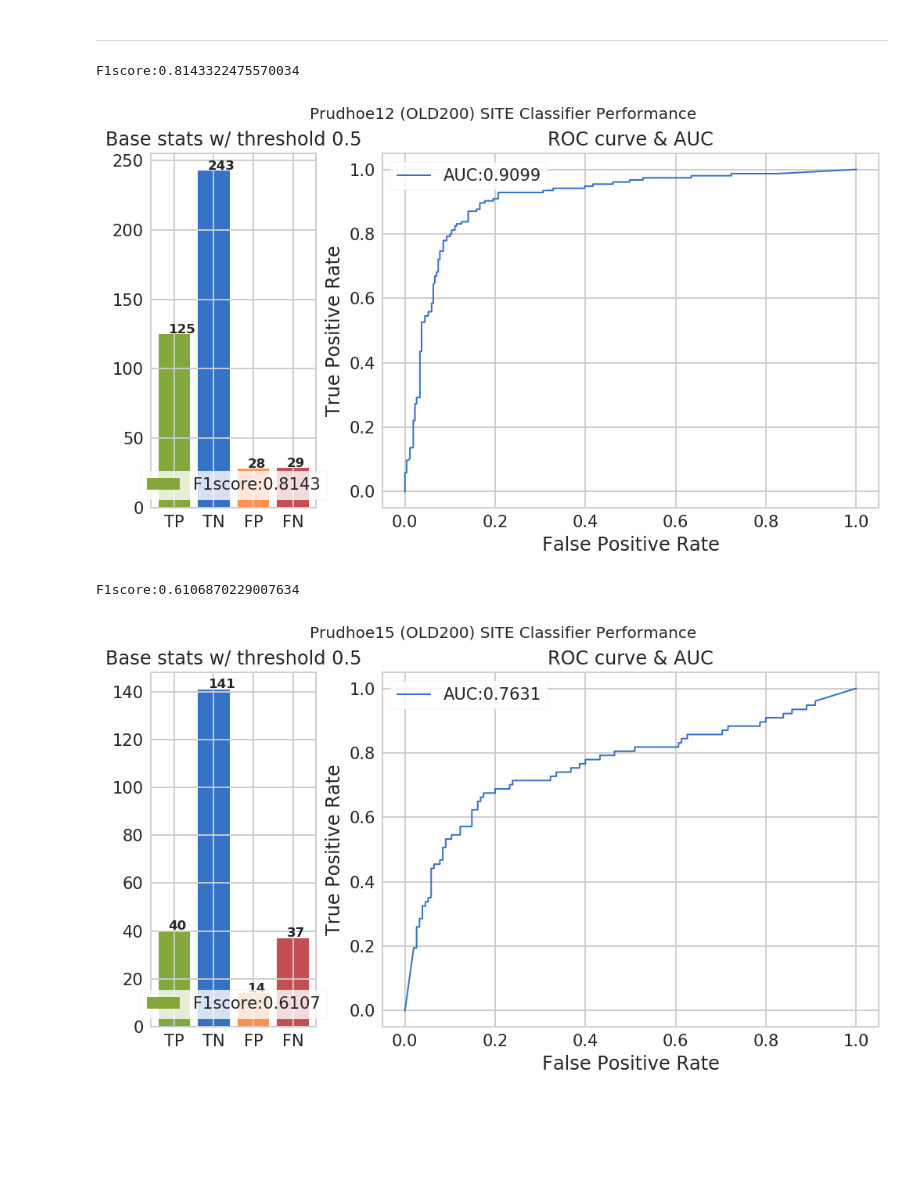
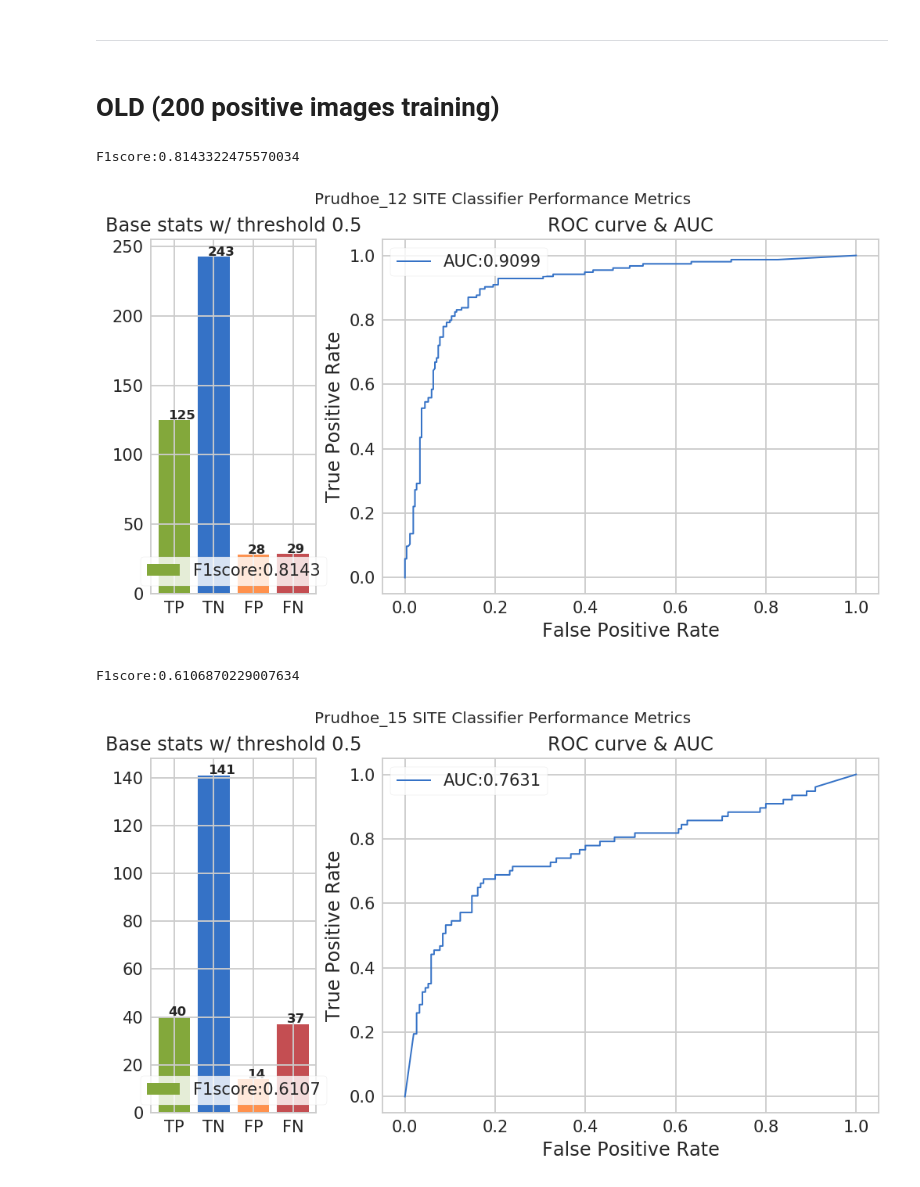
Before and after one commit to richardso21/SERP2021-BGSUB, a Jupyter notebook: FgSegNet/mask_classifier/classifier_stats.ipynb, the cells around one changed output. Saved outputs shown, nothing was run; the diff lists cells and outputs as text; code cells hidden in the pictures; blank space fills up the shorter version.

```diff
--- a/FgSegNet/mask_classifier/classifier_stats.ipynb
+++ b/FgSegNet/mask_classifier/classifier_stats.ipynb
@@ -140,6 +140,8 @@ OPTH = '/scratch/richardso21/20-21_BGSUB/FgSegNet_clf/old'
 SITES = ['prudhoe_12','prudhoe_15','prudhoe_22']
 # %% [markdown]
 ---
+# %% [markdown]
+# OLD (200 positive images training)
 # %%
 op12_path = join(OPTH, SITES[0])
 op12_gTruths = op12_path + '_gTruths.npy'
@@ -147,15 +149,15 @@ op12_hat = op12_path + '_outputsRaw.npy'
 # %%
 calc(
     op12_gTruths,
     op12_hat,
     0.5,
     gr=True,
-    graph_name="Prudhoe12 (OLD200) SITE Classifier Performance",
+    graph_name="Prudhoe_12 SITE Classifier Performance Metrics",
     save=True
 )
 # %% [output]
 F1score:0.8143322475570034
-[figure, old version]
+[figure, new version]
 # %%
 op15_path = join(OPTH, SITES[1])
 op15_gTruths = op15_path + '_gTruths.npy'
@@ -166,12 +168,12 @@ calc(
     op15_hat,
     0.5,
     gr=True,
-    graph_name="Prudhoe15 (OLD200) SITE Classifier Performance",
+    graph_name="Prudhoe_15 SITE Classifier Performance Metrics",
     save=True
 )
 # %% [output]
 F1score:0.6106870229007634
-[figure, old version]
+[figure, new version]
 # %%
 op22_path = join(OPTH, SITES[2])
 op22_gTruths = op22_path + '_gTruths.npy'
```
Also changed, not shown: parts of 6 cells of this notebook, 13 other files.
